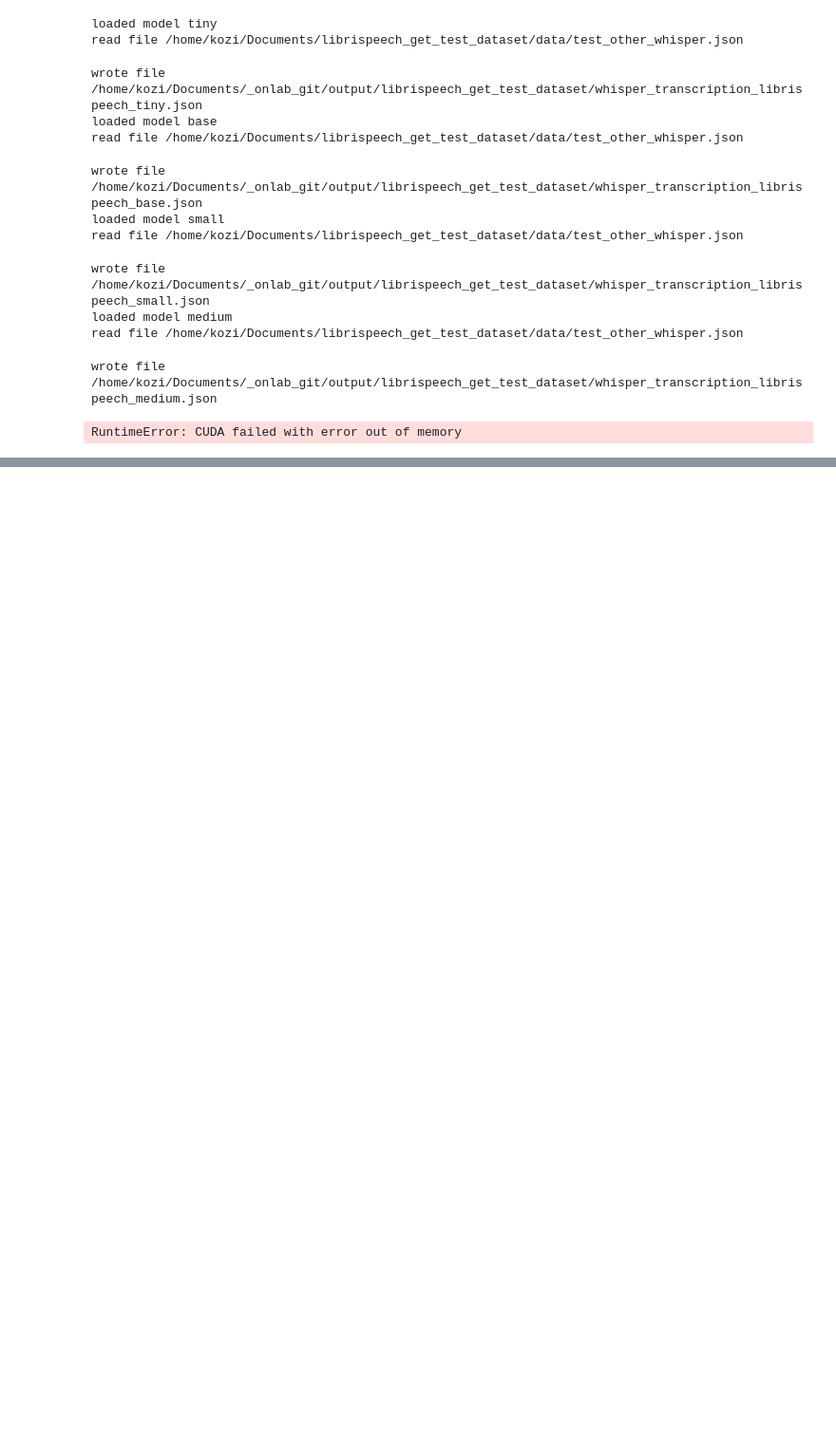
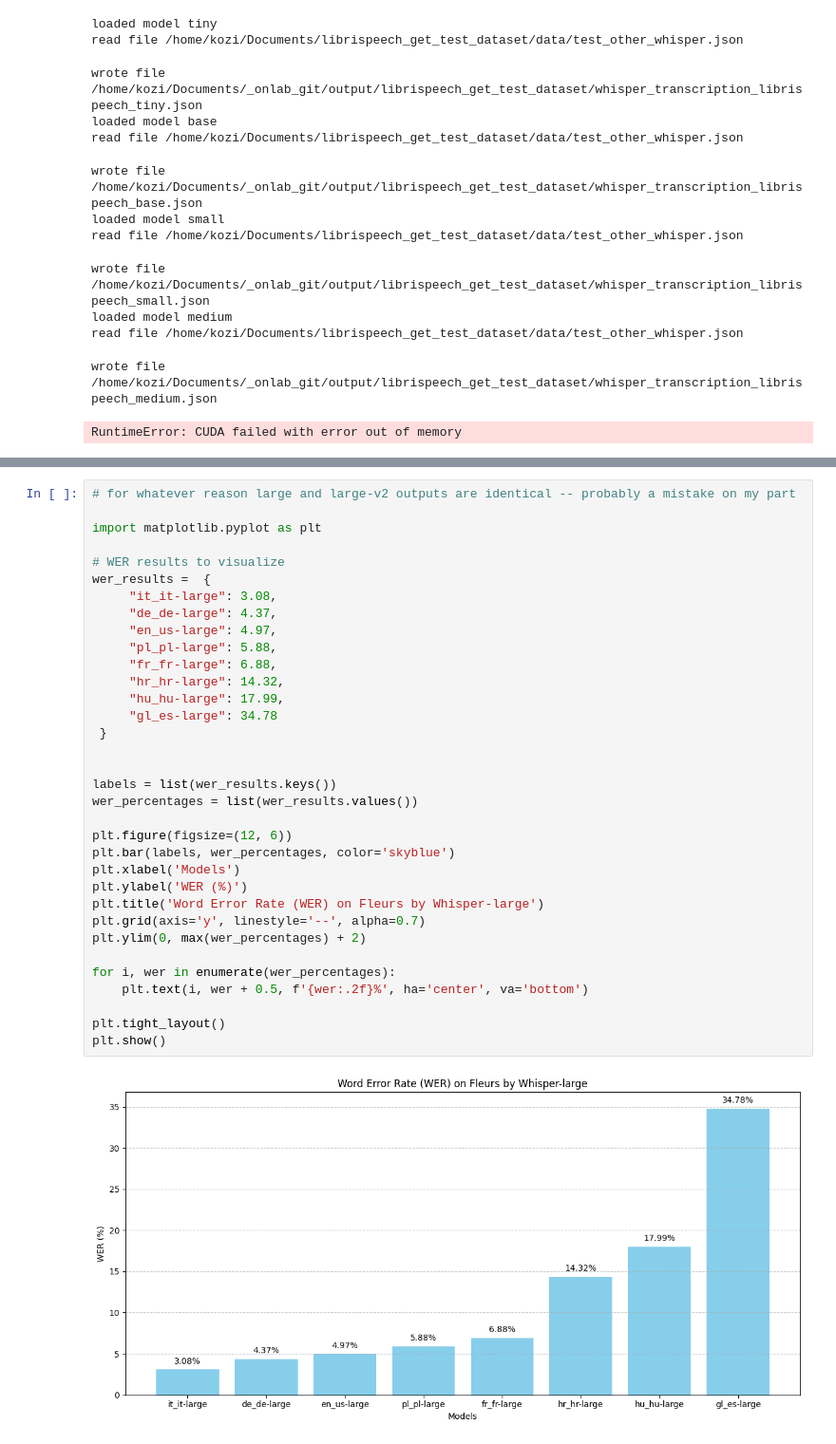
Before and after one commit to Baladon23/onlab, a Jupyter notebook: fleurs/whisper_test.ipynb, the cells around one changed output, grey strips where cells are left out. Shown at 95% size. Saved outputs shown, nothing was run; the diff lists cells and outputs as text; blank space fills up the shorter version.

```diff
--- a/fleurs/whisper_test.ipynb
+++ b/fleurs/whisper_test.ipynb
@@ -171,0 +387,36 @@ RuntimeError: CUDA failed with error out of memory
+# %%
+# for whatever reason large and large-v2 outputs are identical -- probably a mistake on my part
+
+import matplotlib.pyplot as plt
+
+# WER results to visualize
+wer_results =  {
+     "it_it-large": 3.08,
+     "de_de-large": 4.37,
+     "en_us-large": 4.97,
+     "pl_pl-large": 5.88,
+     "fr_fr-large": 6.88,
+     "hr_hr-large": 14.32,
+     "hu_hu-large": 17.99,
+     "gl_es-large": 34.78
+ }
+
+
+labels = list(wer_results.keys())
+wer_percentages = list(wer_results.values())
+
+plt.figure(figsize=(12, 6))
+plt.bar(labels, wer_percentages, color='skyblue')
+plt.xlabel('Models')
+plt.ylabel('WER (%)')
+plt.title('Word Error Rate (WER) on Fleurs by Whisper-large')
+plt.grid(axis='y', linestyle='--', alpha=0.7)
+plt.ylim(0, max(wer_percentages) + 2)
+
+for i, wer in enumerate(wer_percentages):
+    plt.text(i, wer + 0.5, f'{wer:.2f}%', ha='center', va='bottom')
+
+plt.tight_layout()
+plt.show()
+# %% [output]
+[figure, added]
```
Also changed, not shown: parts of 4 cells of this notebook, 20 other files.
